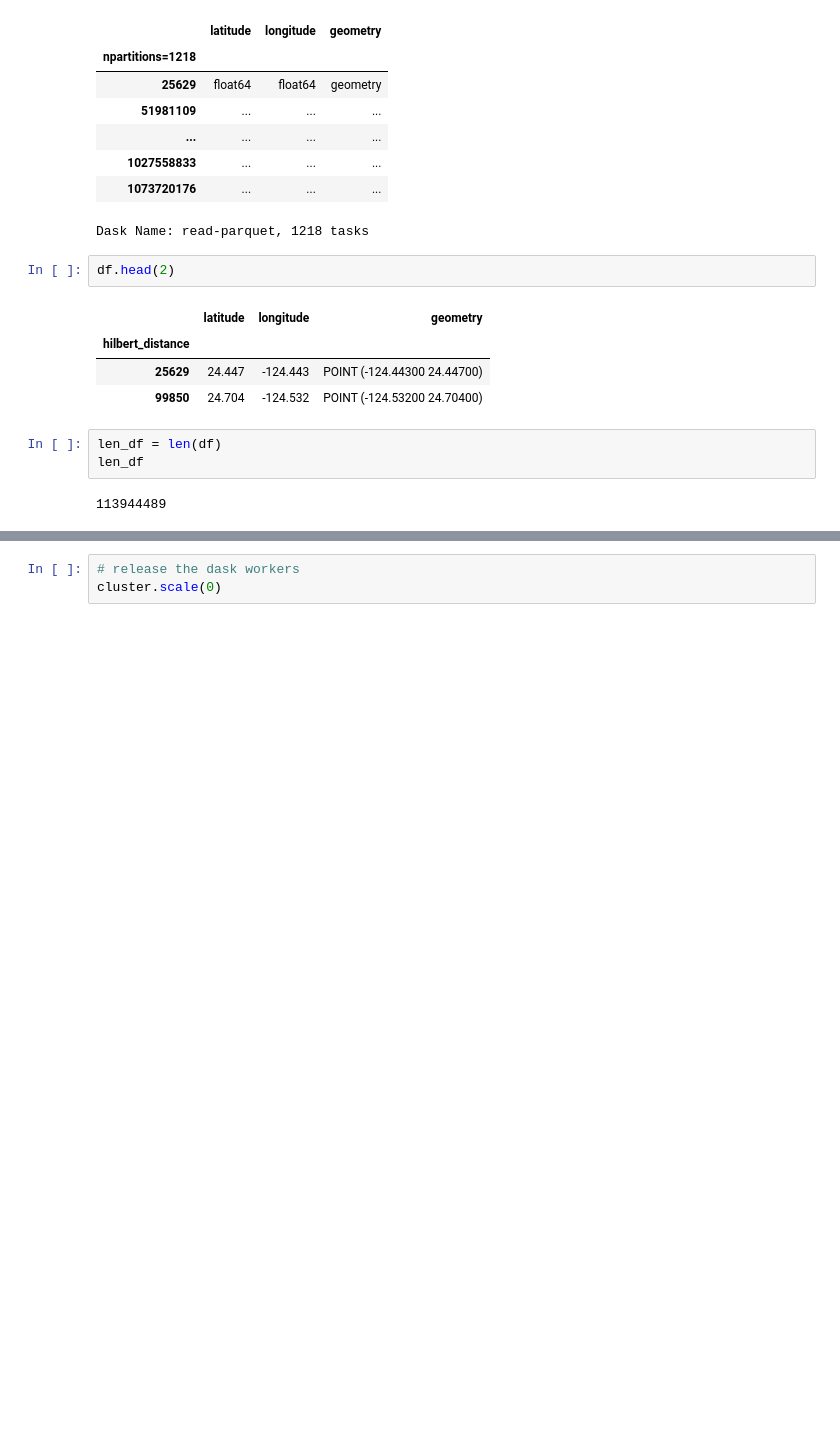
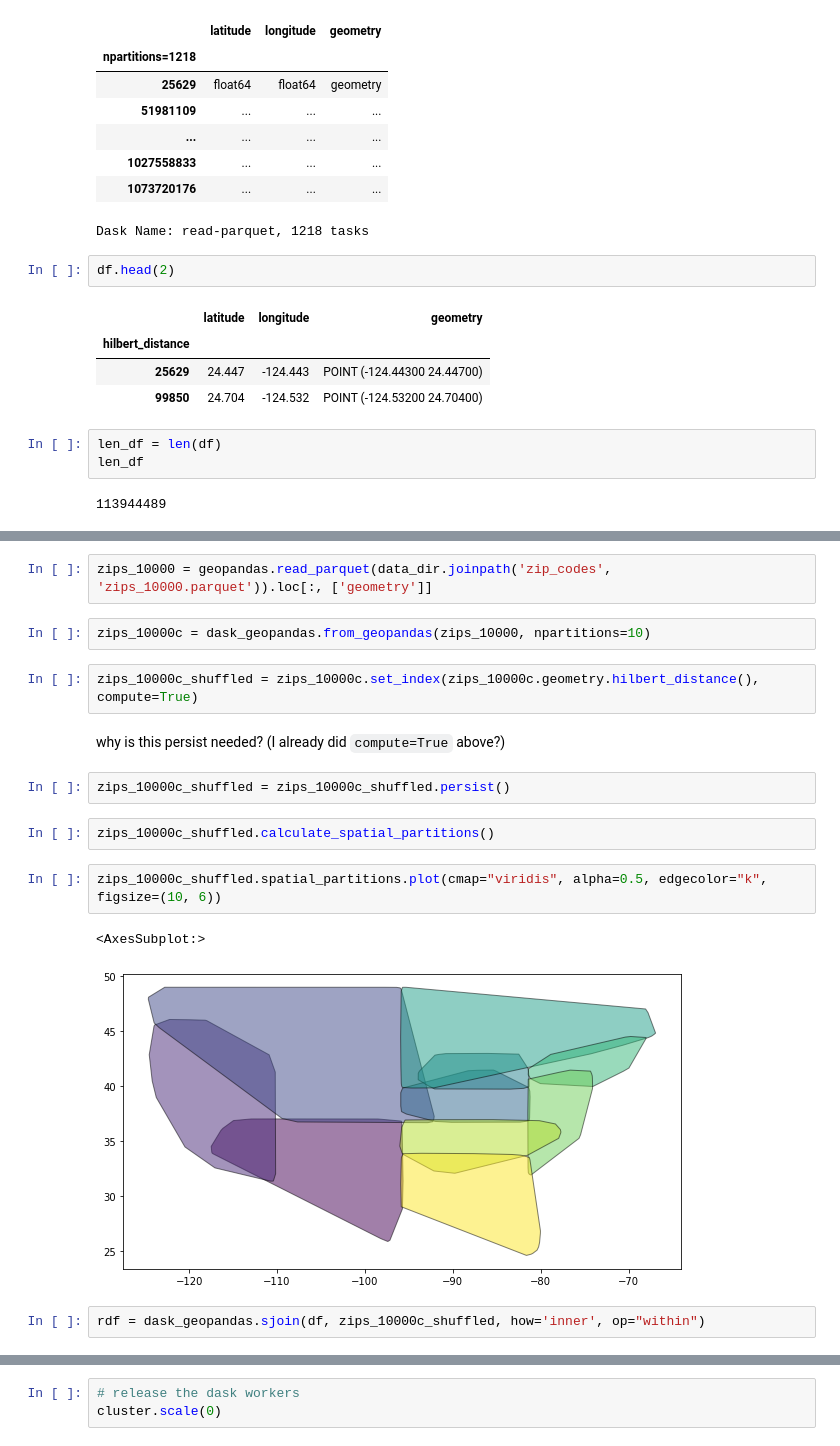
Before and after one commit to jorisvandenbossche/scipy2020_spatial_algorithms_at_scale, a Jupyter notebook: 02_compared_cases/dask_geopandas/spatially_sorted_geopandas.ipynb, the cells around one changed output, grey strips where cells are left out. Cells and saved outputs as stored; diff of their text form; blank space fills up the shorter version.

```diff
--- a/02_compared_cases/dask_geopandas/spatially_sorted_geopandas.ipynb
+++ b/02_compared_cases/dask_geopandas/spatially_sorted_geopandas.ipynb
@@ -167,0 +365,19 @@ results_df
+# %%
+zips_10000 = geopandas.read_parquet(data_dir.joinpath('zip_codes', 'zips_10000.parquet')).loc[:, ['geometry']]
+# %%
+zips_10000c = dask_geopandas.from_geopandas(zips_10000, npartitions=10)
+# %%
+zips_10000c_shuffled = zips_10000c.set_index(zips_10000c.geometry.hilbert_distance(), compute=True)
+# %% [markdown]
+why is this persist needed? (I already did `compute=True` above?)
+# %%
+zips_10000c_shuffled = zips_10000c_shuffled.persist()
+# %%
+zips_10000c_shuffled.calculate_spatial_partitions()
+# %%
+zips_10000c_shuffled.spatial_partitions.plot(cmap="viridis", alpha=0.5, edgecolor="k", figsize=(10, 6))
+# %% [output]
+<AxesSubplot:>
+[figure, added]
+# %%
+rdf = dask_geopandas.sjoin(df, zips_10000c_shuffled, how='inner', op="within")
```
Also changed, not shown: parts of 52 cells of this notebook, 1 other file.
